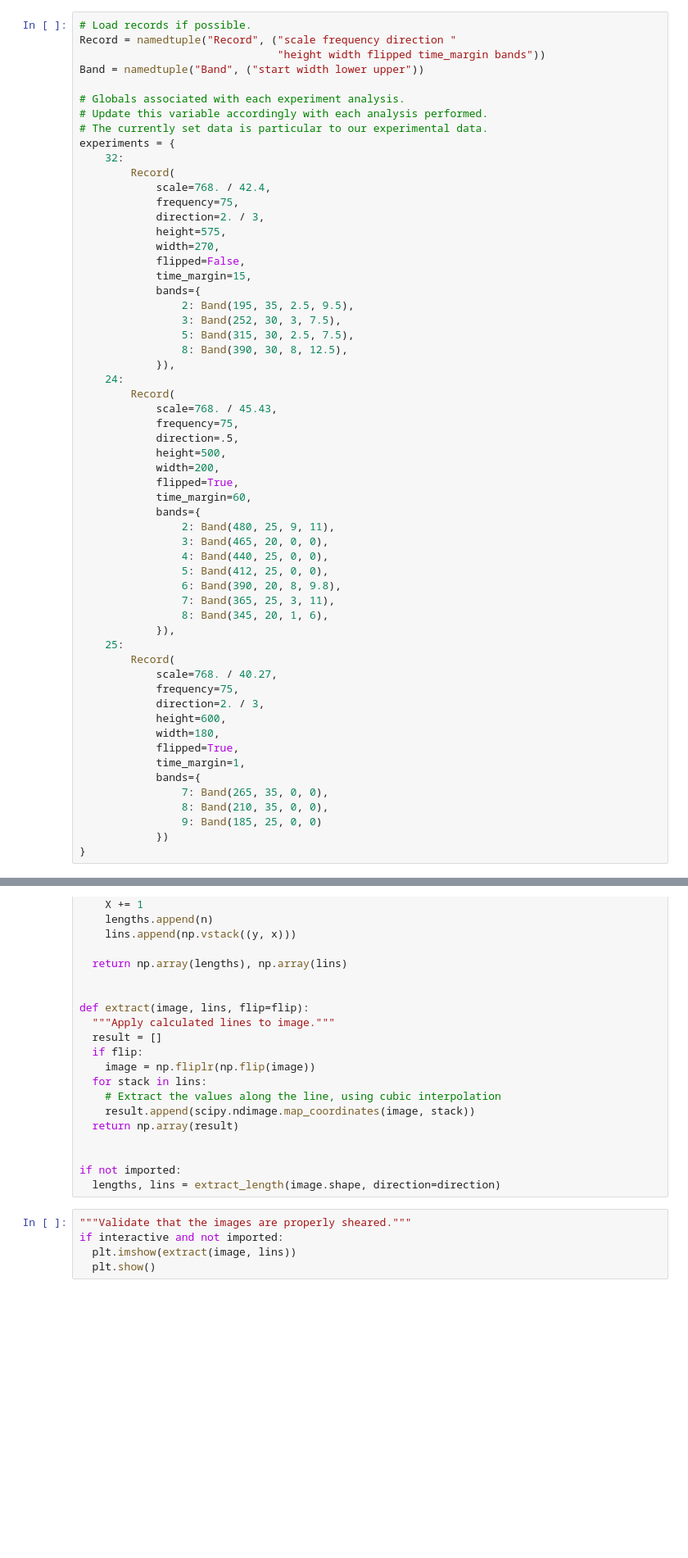
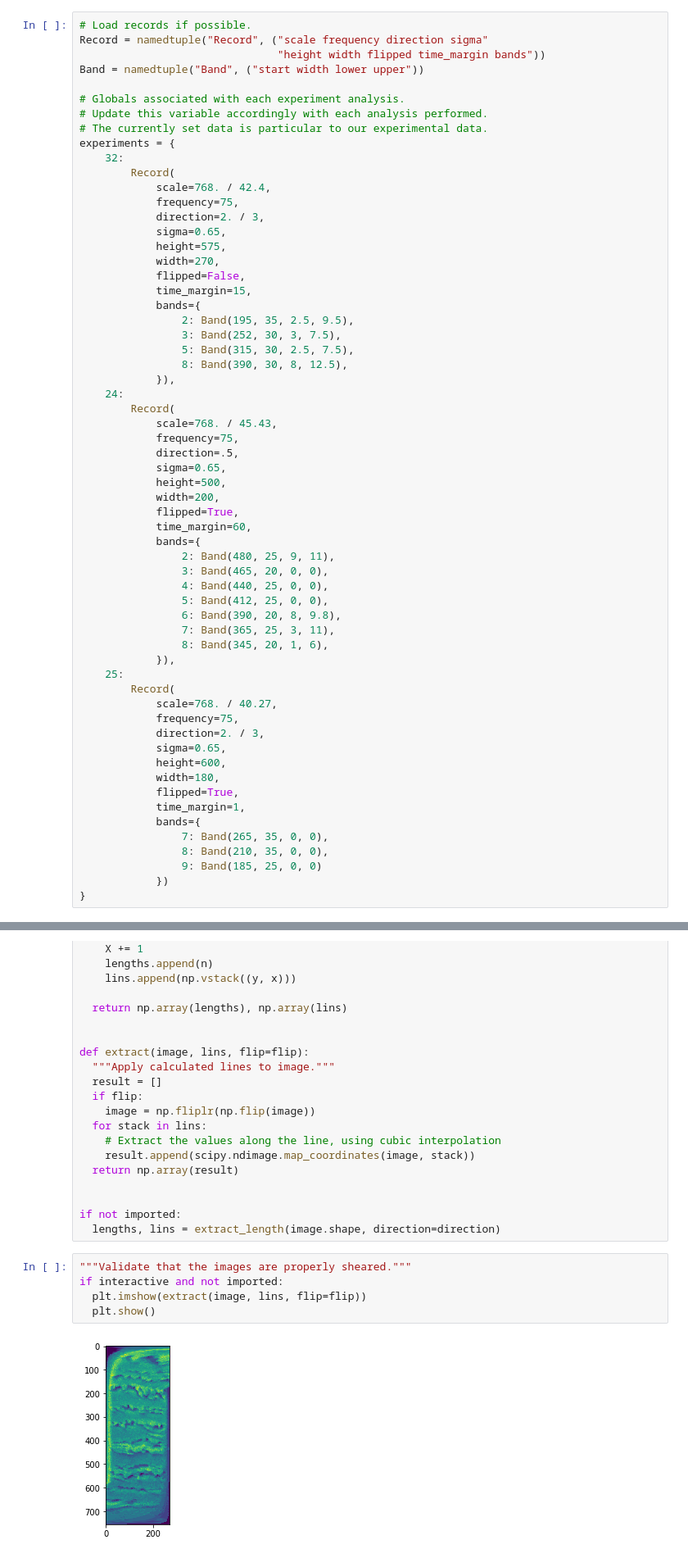
Before and after one commit to cemel-jhu/PSB-Image-Processing, a Jupyter notebook: PSM_Processing.ipynb, the cells around one changed output, grey strips where cells are left out. Shown at 82% size. Saved outputs shown, nothing was run; the diff lists cells and outputs as text; blank space fills up the shorter version.

```diff
--- a/PSM_Processing.ipynb
+++ b/PSM_Processing.ipynb
@@ -72,7 +75,7 @@ time_margin = 15  # How much of the video to ignore at the beginning and end
 sigma = 0.65  # Smoothing deviation for filtering procedures
 # %%
 # Load records if possible.
-Record = namedtuple("Record", ("scale frequency direction "
+Record = namedtuple("Record", ("scale frequency direction sigma"
                                "height width flipped time_margin bands"))
 Band = namedtuple("Band", ("start width lower upper"))
 
@@ -85,6 +88,7 @@ experiments = {
             scale=768. / 42.4,
             frequency=75,
             direction=2. / 3,
+            sigma=0.65,
             height=575,
             width=270,
             flipped=False,
@@ -100,6 +104,7 @@ experiments = {
             scale=768. / 45.43,
             frequency=75,
             direction=.5,
+            sigma=0.65,
             height=500,
             width=200,
             flipped=True,
@@ -118,6 +123,7 @@ experiments = {
             scale=768. / 40.27,
             frequency=75,
             direction=2. / 3,
+            sigma=0.65,
             height=600,
             width=180,
             flipped=True,
@@ -354,5 +365,7 @@ if not imported:
 # %%
 """Validate that the images are properly sheared."""
 if interactive and not imported:
-  plt.imshow(extract(image, lins))
+  plt.imshow(extract(image, lins, flip=flip))
   plt.show()
+# %% [output]
+[figure, added]
```
Also changed, not shown: parts of 6 cells of this notebook, 1 other file.
